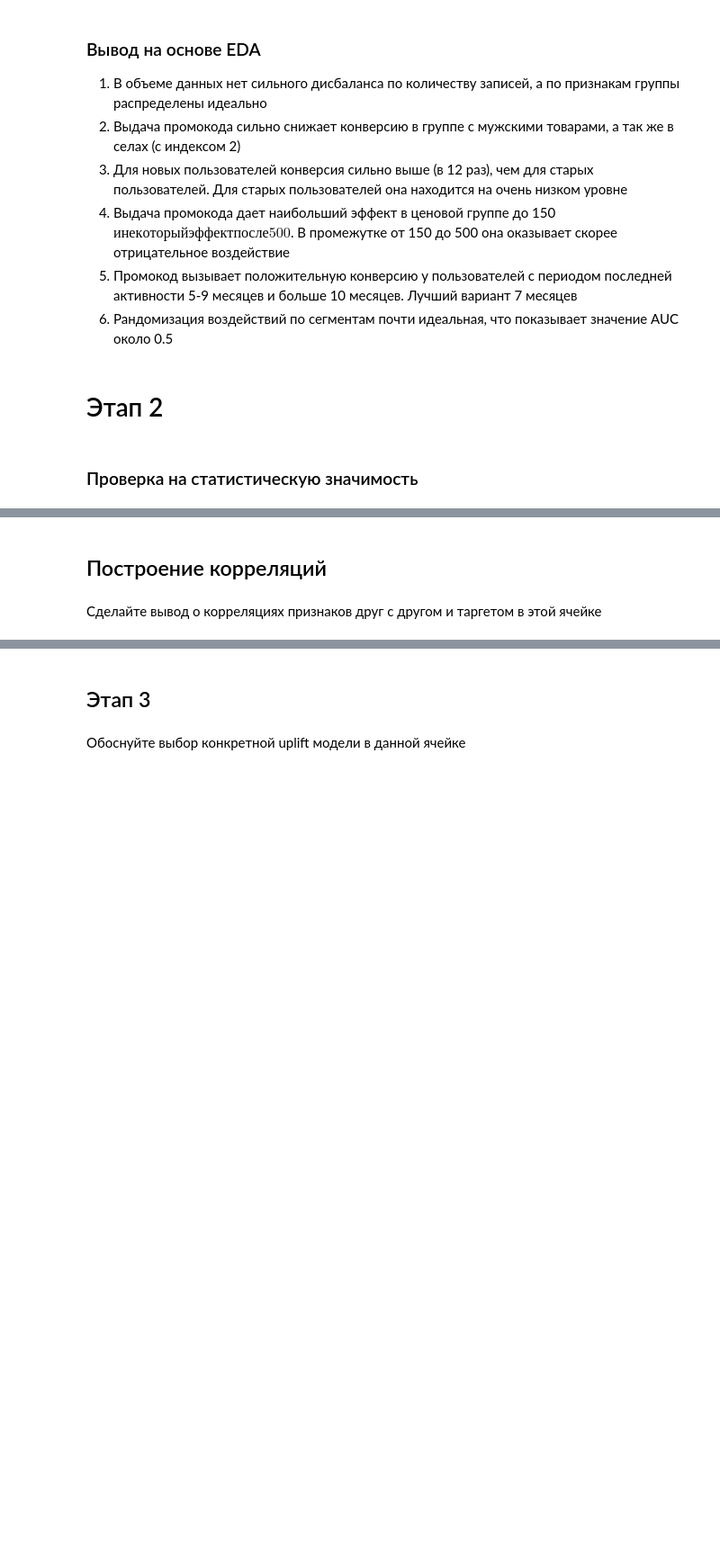
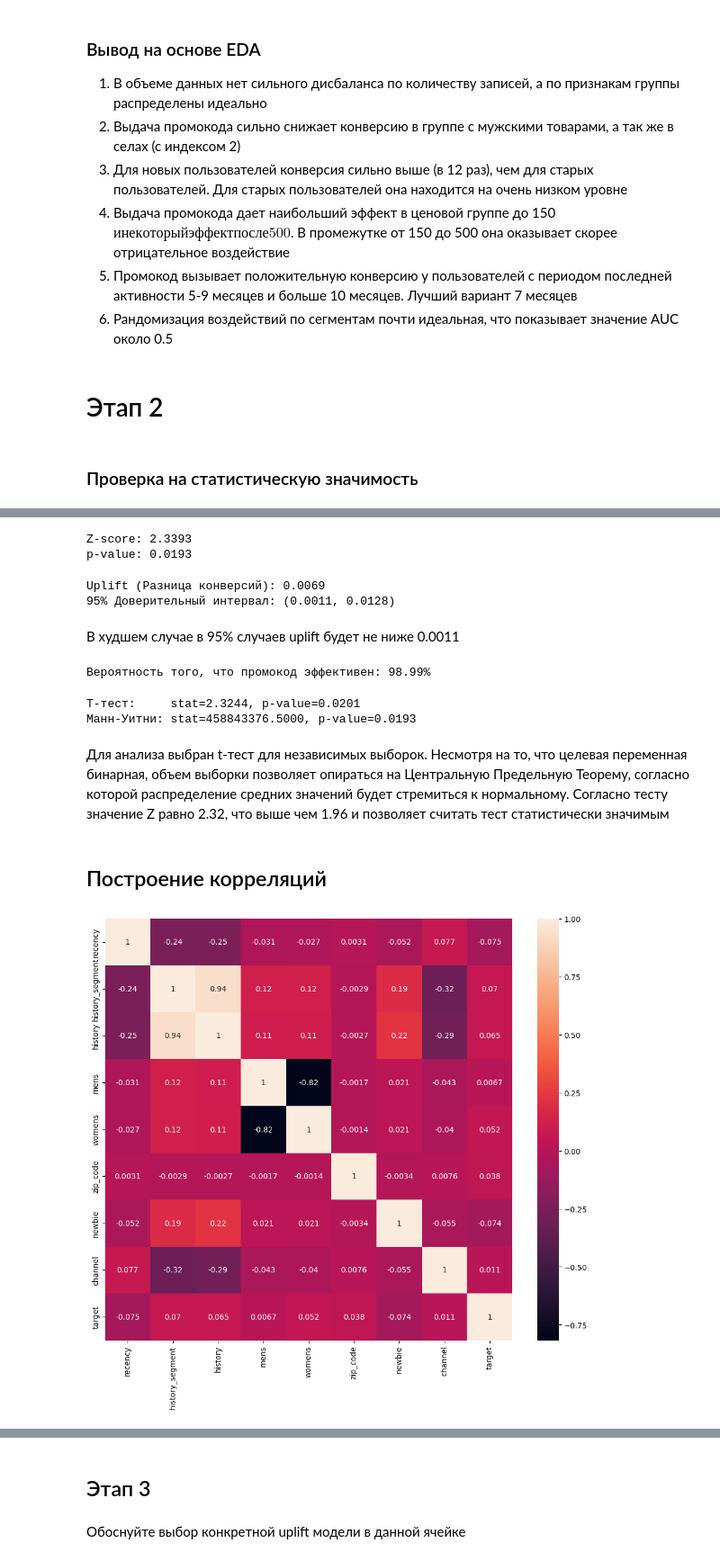
Before and after one commit to Bogdan-67/mle-uplift-yeda, a Jupyter notebook: uplift_project.ipynb, the cells around one changed output, grey strips where cells are left out. Shown at 90% size. Drawn from its saved outputs; the diff is of its cells as text; code cells hidden in the pictures; blank space fills up the shorter version.

```diff
--- a/uplift_project.ipynb
+++ b/uplift_project.ipynb
@@ -264,4 +294,72 @@ with mlflow.start_run(run_name='eda_research', experiment_id=experiment_id) as r
+# %%
+from statsmodels.stats.proportion import proportions_ztest
+
+counts = np.array([test['target'].sum(), control['target'].sum()])
+nobs = np.array([len(test), len(control)])
+
+z_stat, p_val = proportions_ztest(counts, nobs, alternative='two-sided')
+
+print(f"Z-score: {z_stat:.4f}")
+print(f"p-value: {p_val:.4f}")
+# %% [output]
+Z-score: 2.3393
+p-value: 0.0193
+# %%
+import scipy.stats as stats
+
+p1 = test['target'].mean()
+p2 = control['target'].mean()
+n1 = len(test)
+n2 = len(control)
+
+se = np.sqrt(p1*(1-p1)/n1 + p2*(1-p2)/n2)
+
+diff = p1 - p2
+conf_interval = (diff - 1.96 * se, diff + 1.96 * se)
+
+print(f"Uplift (Разница конверсий): {diff:.4f}")
+print(f"95% Доверительный интервал: ({conf_interval[0]:.4f}, {conf_interval[1]:.4f})")
+# %% [output]
+Uplift (Разница конверсий): 0.0069
+95% Доверительный интервал: (0.0011, 0.0128)
+# %% [markdown]
+В худшем случае в 95% случаев uplift будет не ниже 0.0011
+# %%
+from scipy.stats import beta
+
+# Параметры Beta-распределения (alpha - успехи, beta - неудачи)
+alpha_t, beta_t = 1 + test['target'].sum(), 1 + len(test) - test['target'].sum()
+alpha_c, beta_c = 1 + control['target'].sum(), 1 + len(control) - control['target'].sum()
+
+samples = 100000
+test_posterior = beta.rvs(alpha_t, beta_t, size=samples)
+control_posterior = beta.rvs(alpha_c, beta_c, size=samples)
+
+prob_win = (test_posterior > control_posterior).mean()
+
+print(f"Вероятность того, что промокод эффективен: {prob_win * 100:.2f}%")
+# %% [output]
+Вероятность того, что промокод эффективен: 98.99%
+# %%
+from scipy import stats
+
+t_stat, t_p_value = stats.ttest_ind(test, control, equal_var=False)
+
+u_stat, u_p_value = stats.mannwhitneyu(test, control, alternative='two-sided')
+
+print(f"T-тест:     stat={t_stat:.4f}, p-value={t_p_value:.4f}")
+print(f"Манн-Уитни: stat={u_stat:.4f}, p-value={u_p_value:.4f}")
+# %% [output]
+T-тест:     stat=2.3244, p-value=0.0201
+Манн-Уитни: stat=458843376.5000, p-value=0.0193
+# %% [markdown]
+Для анализа выбран t-тест для независимых выборок. Несмотря на то, что целевая переменная бинарная, объем выборки позволяет опираться на Центральную Предельную Теорему, согласно которой распределение средних значений будет стремиться к нормальному. Согласно тесту значение Z равно 2.32, что выше чем 1.96 и позволяет считать тест статистически значимым
 # %% [markdown]
 ## Построение корреляций
-# %% [markdown]
-Сделайте вывод о корреляциях признаков друг с другом и таргетом в этой ячейке
+# %%
+plt.figure(figsize=(12, 10))
+sns.heatmap(df.drop('treatment', axis=1).corr(), annot=True)
+plt.title('Корреляция признаков')
+plt.show()
+# %% [output]
+[figure, added]
```
Also changed, not shown: parts of 5 cells of this notebook.
